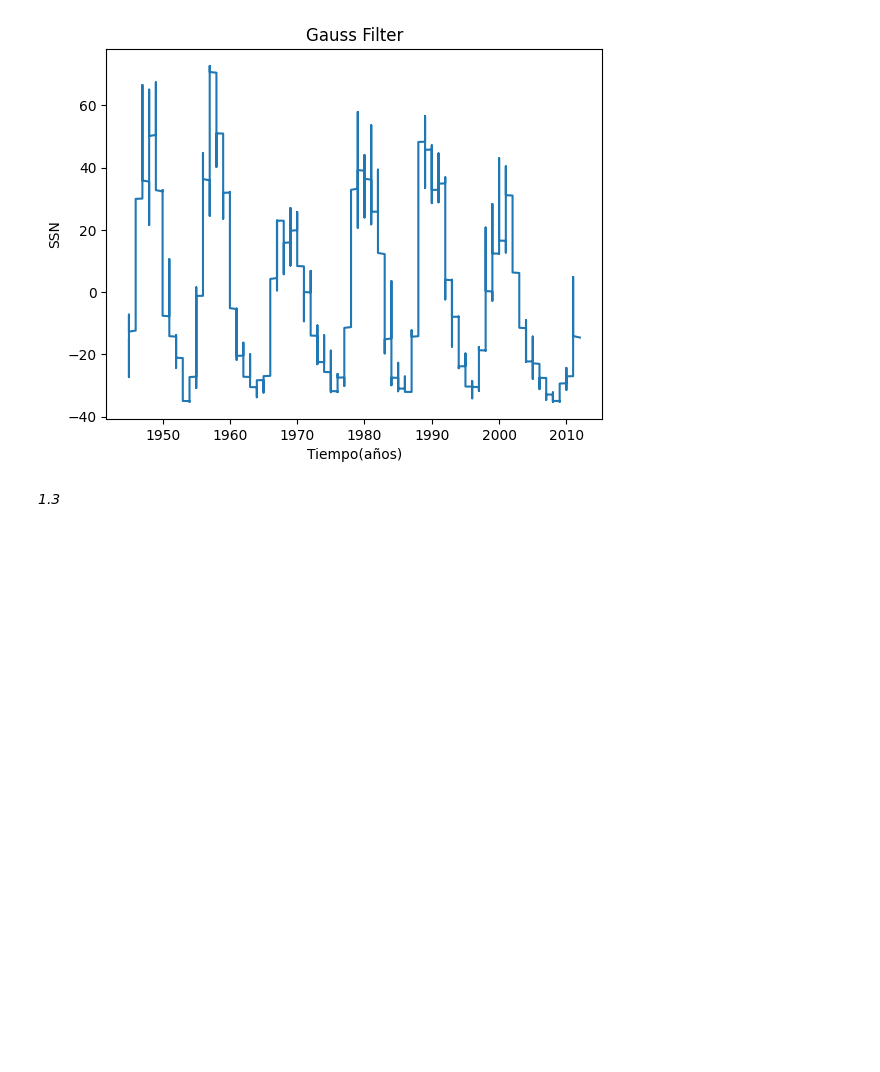
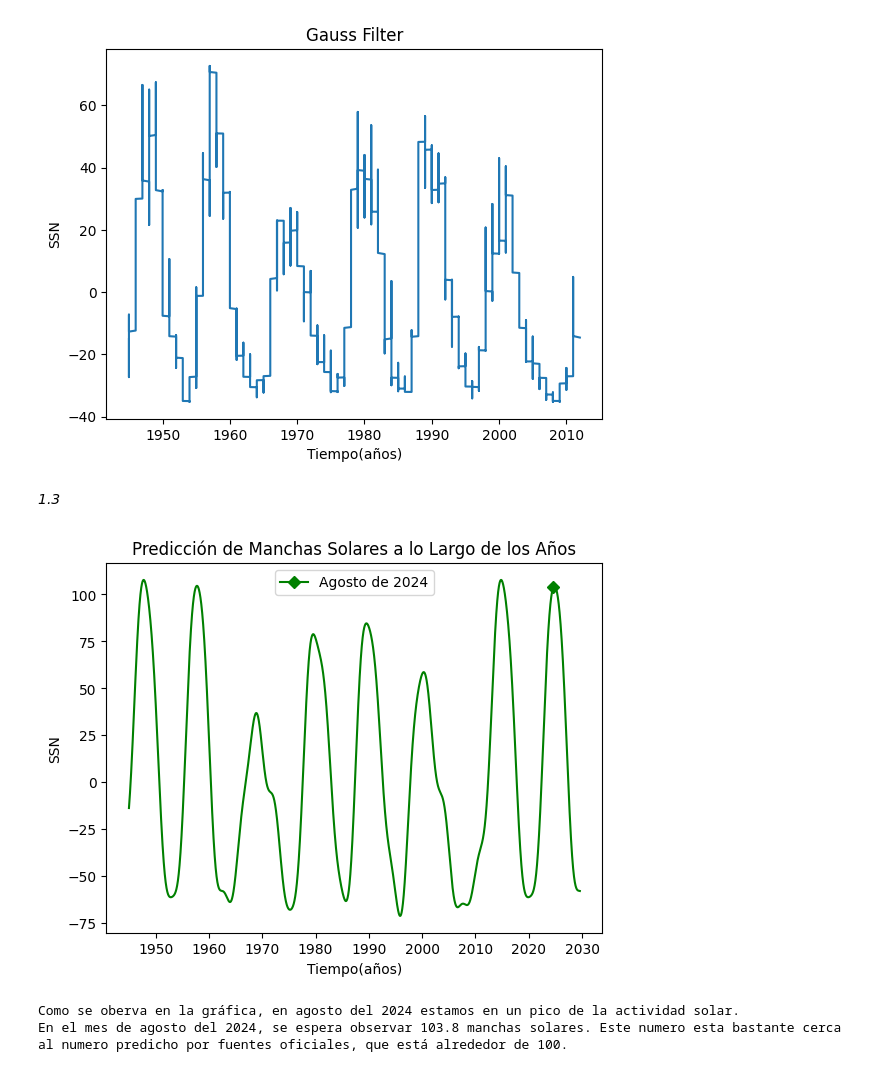
Before and after one commit to EstebanFuentesS/Metodos-Computacionales-2, a Jupyter notebook: Taller2.ipynb, the cells around one changed output. Cells and saved outputs as stored; diff of their text form; code cells hidden in the pictures; blank space fills up the shorter version.

```diff
--- a/Taller2.ipynb
+++ b/Taller2.ipynb
@@ -125,3 +126,55 @@ plt.show()
 [figure]
 # %% [markdown]
 *1.3*
+# %%
+#Encontrando los valores mas grande de la transformada:
+
+indices_valores_grandes_reverso = np.argsort(magnitudes_positivas)
+indices_valores_grandes = indices_valores_grandes_reverso[::-1]
+
+#Sacamos los valores de la frecuencia, magnitud y la fase en sus indices correpondientes:
+
+freq_armonicos = freq_positivas[indices_valores_grandes[:10]]
+magni_armonicos = magnitudes_positivas[indices_valores_grandes[:10]]
+fase_armonicos = np.angle(transformada[indices_valores_grandes[:10]])
+
+def formula(f, m, ph, t):
+    lista_gen = []
+    for j in t:
+        func_generatriz = 0
+        for i in range(10):
+            func_generatriz += m[i]*np.cos(2*np.pi*j*f[i]+ph[i])
+        lista_gen.append(func_generatriz)
+    return lista_gen
+
+anio_goal = 2024.58
+anios_totales = anio_goal - 1945 + 5
+tiempo_test = np.linspace(0, anios_totales, 10000) + 1945
+prediccion = formula(freq_armonicos, magni_armonicos, fase_armonicos, tiempo_test)
+
+#Encontrando el indice del periodo de tiempo buscando en el array:
+
+def find_nearest(array, value):
+    array = np.asarray(array)
+    idx = (np.abs(array - value)).argmin()
+    return idx
+
+idx = find_nearest(tiempo_test, anio_goal)
+
+for i in range(len(prediccion)):
+    prediccion[i] /= len(magnitudes_positivas)
+ax = plt.gca()
+ax.xaxis.set_major_locator(MultipleLocator(10))
+plt.plot(tiempo_test, prediccion, '-gD', markevery = [idx], label='Agosto de 2024')
+plt.legend()
+plt.title("Predicción de Manchas Solares a lo Largo de los Años")
+plt.xlabel("Tiempo(años)")
+plt.ylabel("SSN")
+plt.show()
+
+print("Como se oberva en la gráfica, en agosto del 2024 estamos en un pico de la actividad solar.")
+print(f"En el mes de agosto del 2024, se espera observar {round(prediccion[idx],1)} manchas solares. Este numero esta bastante cerca al numero predicho por fuentes oficiales, que está alrededor de 100.")
+# %% [output]
+[figure, added]
+Como se oberva en la gráfica, en agosto del 2024 estamos en un pico de la actividad solar.
+En el mes de agosto del 2024, se espera observar 103.8 manchas solares. Este numero esta bastante cerca al numero predicho por fuentes oficiales, que está alrededor de 100.
```
Also changed, not shown: parts of 1 cell of this notebook.
